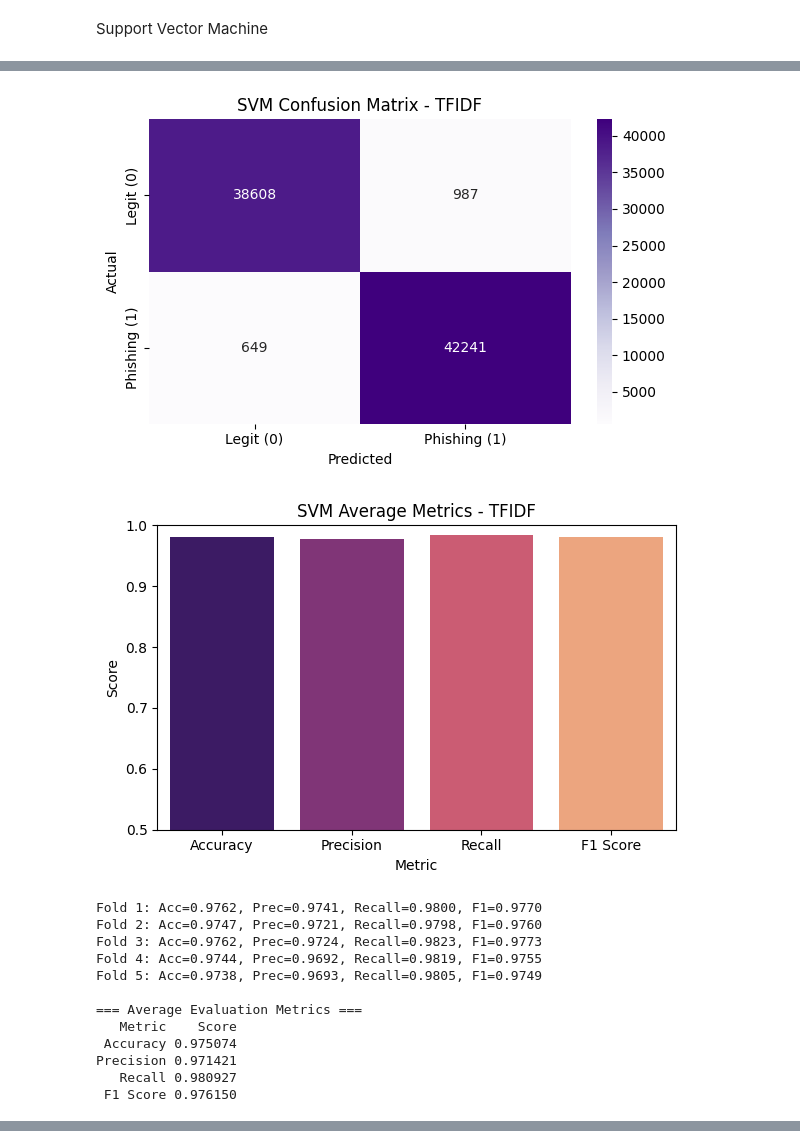
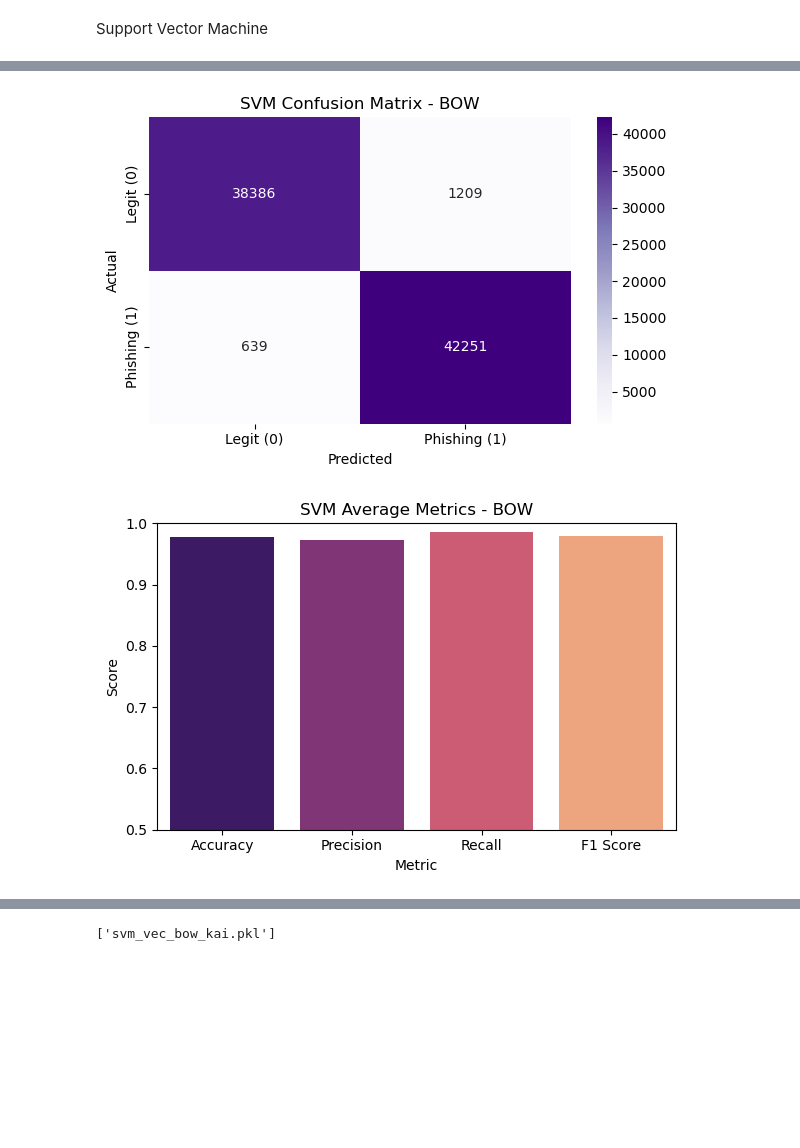
Before and after one commit to chengkaiyang2025/Summer-2025-ECE-597-Group11, a Jupyter notebook: code/draft/mads/Yash/svm_model.ipynb, the cells around one changed output, grey strips where cells are left out. Drawn from its saved outputs; the diff is of its cells as text; code cells hidden in the pictures; blank space fills up the shorter version.

```diff
--- a/code/draft/mads/Yash/svm_model.ipynb
+++ b/code/draft/mads/Yash/svm_model.ipynb
@@ -66,9 +39,9 @@ Path to dataset files: /kaggle/input/phishing-email-dataset
 import os
 import pandas as pd
 
-# Load all CSVs from directory
+# Load all CSVs from directory using the downloaded path
 input_paths = []
-for dirname, _, filenames in os.walk('/kaggle/input/phishing-email-dataset'):
+for dirname, _, filenames in os.walk(path):  # Use the path variable from kagglehub download
     for filename in filenames:
         if filename.endswith('.csv'):
             file_path = os.path.join(dirname, filename)
@@ -76,15 +49,19 @@ for dirname, _, filenames in os.walk('/kaggle/input/phishing-email-dataset'):
 
 # Load and merge all CSVs
 dfs = []
-for path in input_paths:
+for file_path in input_paths:
     try:
-        df_part = pd.read_csv(path)
+        df_part = pd.read_csv(file_path)
         if 'body' in df_part.columns and 'label' in df_part.columns:
             dfs.append(df_part[['body', 'label']])
-            print(f"Loaded: {path}")
+            print(f"Loaded: {file_path}")
     except Exception as e:
-        print(f"Failed to load {path}: {e}")
+        print(f"Failed to load {file_path}: {e}")
 
-df = pd.concat(dfs, ignore_index=True)
-df.head()
+if dfs:
+    df = pd.concat(dfs, ignore_index=True)
+    print(f"Total records loaded: {len(df)}")
+    df.head()
+else:
+    print("No CSV files found with 'body' and 'label' columns")
 # %% [output]
@@ -226,7 +200,14 @@ def evaluate_svm(X, y, vec_name, k=5):
     plt.ylim(0.5, 1.0)
     plt.tight_layout()
     plt.show()
+    return svm
 # %%
-evaluate_svm(X_tfidf.toarray(), y, 'tfidf')
-evaluate_svm(X_bow.toarray(), y, 'bow')
+# evaluate_svm(X_tfidf.toarray(), y, 'tfidf')
+# evaluate_svm(X_bow.toarray(), y, 'bow')
+
+
+y = df['label']
+
+
+svm_model = evaluate_svm(X_bow, y, 'bow')
 # %% [output]
@@ -245,14 +226,2 @@ Precision 0.977175
-[figure, old version]
+[figure, new version]
-[figure, old version]
+[figure, new version]
-Fold 1: Acc=0.9762, Prec=0.9741, Recall=0.9800, F1=0.9770
-Fold 2: Acc=0.9747, Prec=0.9721, Recall=0.9798, F1=0.9760
-Fold 3: Acc=0.9762, Prec=0.9724, Recall=0.9823, F1=0.9773
-Fold 4: Acc=0.9744, Prec=0.9692, Recall=0.9819, F1=0.9755
-Fold 5: Acc=0.9738, Prec=0.9693, Recall=0.9805, F1=0.9749
-
-=== Average Evaluation Metrics ===
-   Metric    Score
- Accuracy 0.975074
-Precision 0.971421
-   Recall 0.980927
- F1 Score 0.976150
@@ -260,0 +228,8 @@ Precision 0.971421
+# %%
+import joblib
+
+svm_model.predict(X_bow)
+joblib.dump(svm_model,"svm_model_kai.pkl")
+joblib.dump(vec_bow,"svm_vec_bow_kai.pkl")
+# %% [output]
+['svm_vec_bow_kai.pkl']
```
Also changed, not shown: parts of 8 cells of this notebook, 2 other files.
